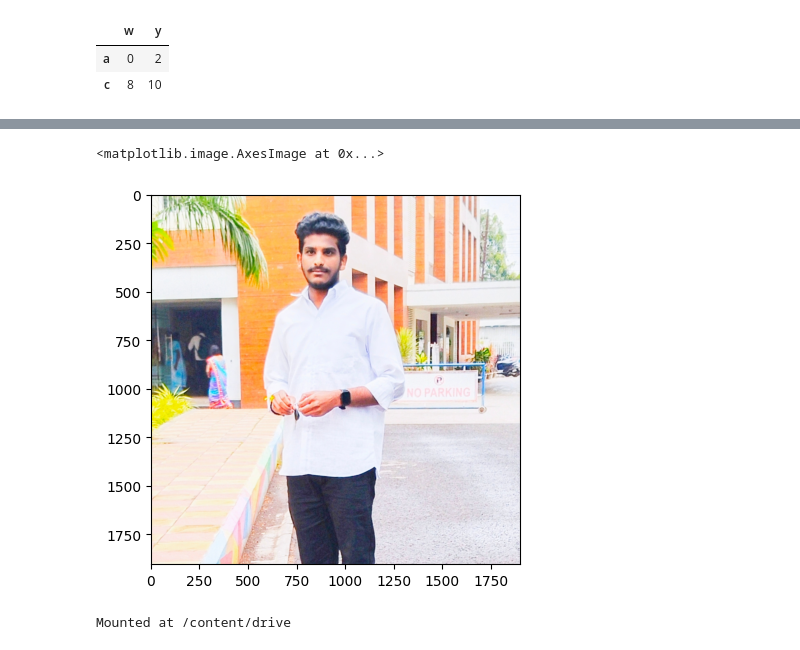
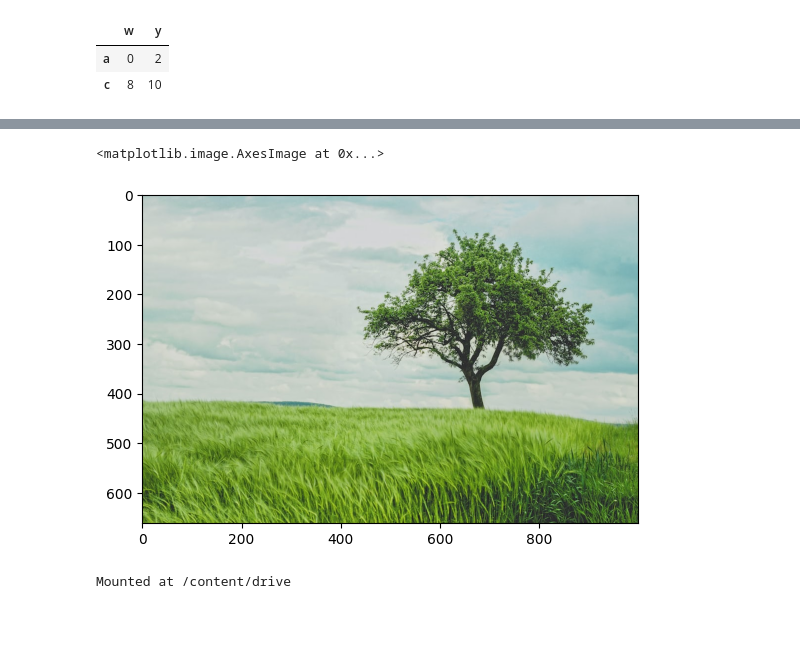
Before and after one commit to Manikantachowdar/Fmml-labs, a Jupyter notebook: FMML_2023_Basics_of_Python.ipynb, the cells around one changed output, grey strips where cells are left out. Saved outputs shown, nothing was run; the diff lists cells and outputs as text; code cells hidden in the pictures; blank space fills up the shorter version.

```diff
--- a/FMML_2023_Basics_of_Python.ipynb
+++ b/FMML_2023_Basics_of_Python.ipynb
@@ -611,15 +611,15 @@ plt.show()
 # %%
 ## Question 3 : Upload an image to your google drive, Use plt.imread to read image from the google drive and then print that image using plt.imshow
 
 
 ## Answer 3 :
-file_path = "/content/gdrive/MyDrive/IMG_20230527_165623_563.jpg"
+file_path = "/content/drive/MyDrive/nature.jpg"
 img = plt.imread(file_path)
 plt.imshow(img)
 ## 1) make sure drive is loaded and then upload a test image onto your drive
 # %% [output]
 <matplotlib.image.AxesImage at 0x...>
-[figure, old version]
+[figure, new version]
 # %%
 from google.colab import drive
 drive.mount('/content/drive')
```
Also changed, not shown: parts of 3 cells of this notebook.
